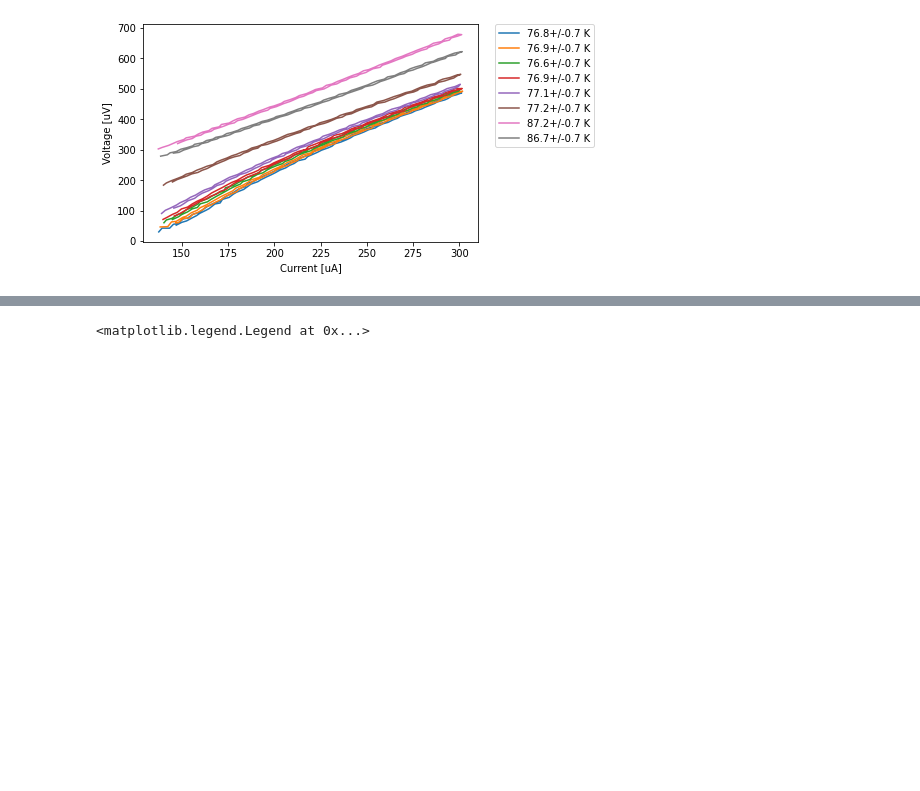
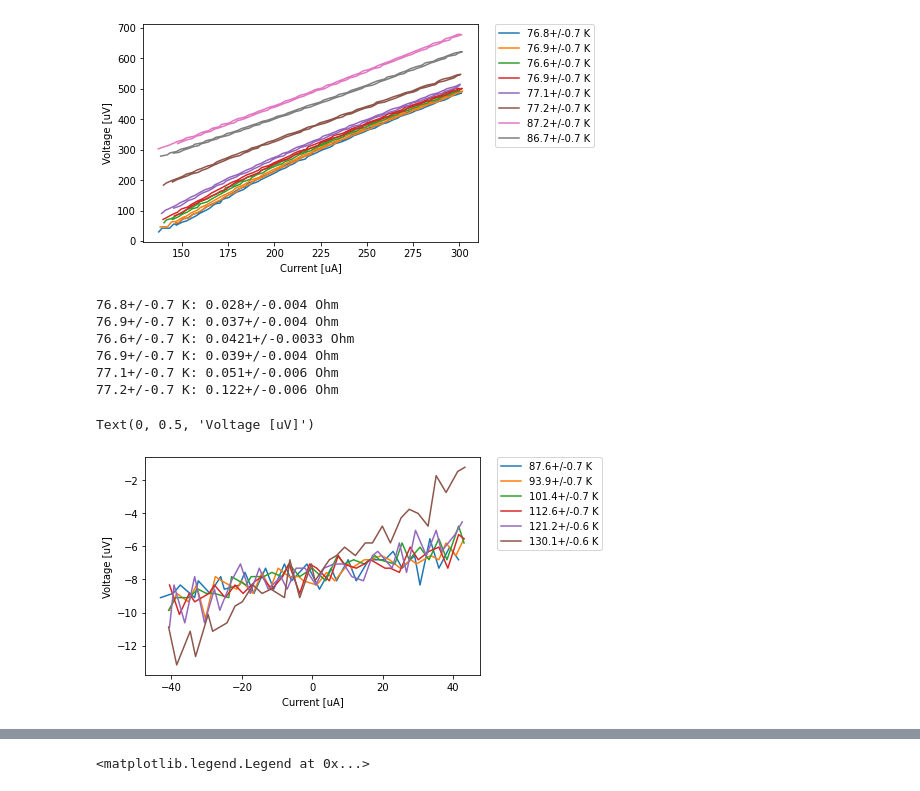
Before and after one commit to emhl/FP1, a Jupyter notebook: SQUID.ipynb, the cells around one changed output, grey strips where cells are left out. Cells and saved outputs as stored; diff of their text form; code cells hidden in the pictures; blank space fills up the shorter version.

```diff
--- a/SQUID.ipynb
+++ b/SQUID.ipynb
@@ -246,4 +246,29 @@ plt.ylabel('Voltage [uV]')
 154.8+/-0.6 K: 2.135+/-0.006 Ohm
 Text(0, 0.5, 'Voltage [uV]')
 [figure]
+# %%
+# part 1 neue
+
+a,b = 165,198
+for i in range(6):
+    x,y = t1[f'{i}_x'][a:b] , t1[f'{i}_y'][a:b]
+    plt.plot(x, y, label=f'{temps[i+8]} K')
+    c, cov = curve_fit(linfit, x, y)
+    resistance = un.ufloat(c[0], np.sqrt(cov[0,0]))
+    # resistances[i+8] = resistance
+    print(f'{temps[i]} K: {resistance} Ohm')
+
+
+plt.legend(bbox_to_anchor=(1.05, 1), loc='upper left', borderaxespad=0.)
+plt.xlabel('Current [uA]')
+plt.ylabel('Voltage [uV]')
+# %% [output]
+76.8+/-0.7 K: 0.028+/-0.004 Ohm
+76.9+/-0.7 K: 0.037+/-0.004 Ohm
+76.6+/-0.7 K: 0.0421+/-0.0033 Ohm
+76.9+/-0.7 K: 0.039+/-0.004 Ohm
+77.1+/-0.7 K: 0.051+/-0.006 Ohm
+77.2+/-0.7 K: 0.122+/-0.006 Ohm
+Text(0, 0.5, 'Voltage [uV]')
+[figure, added]
 # %%
```
Also changed, not shown: parts of 4 cells of this notebook, 2 other files.
